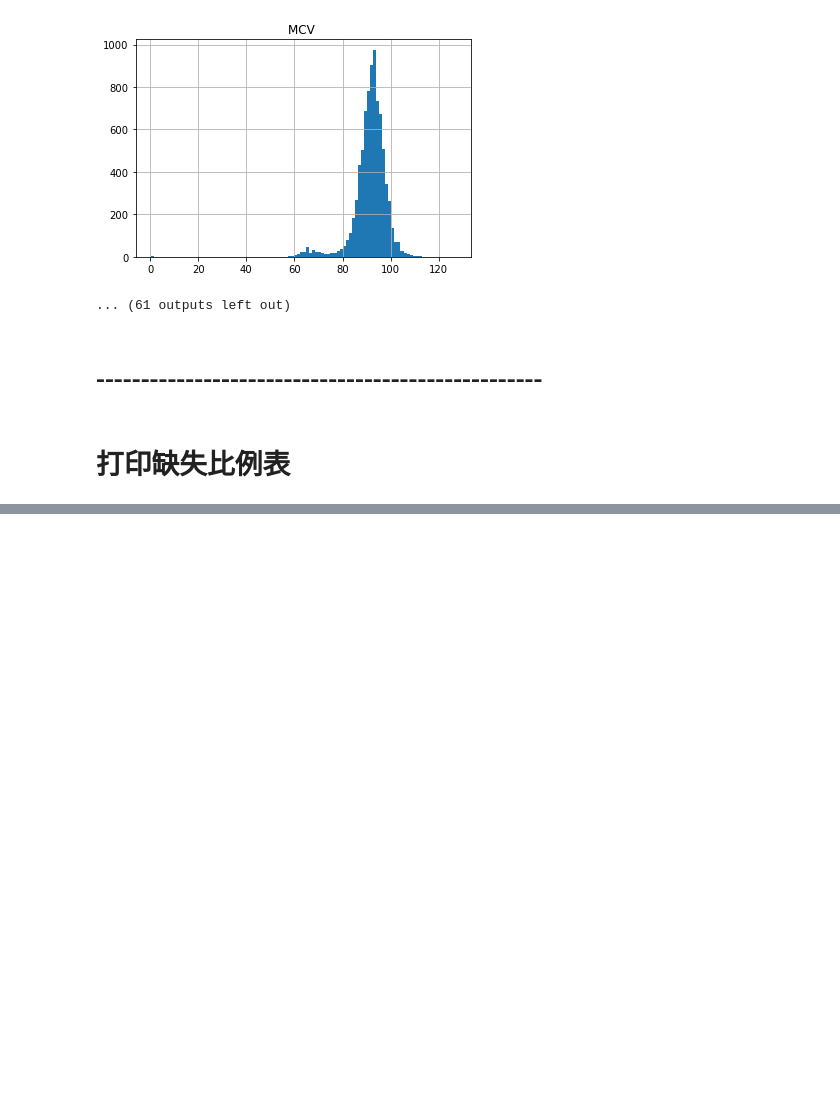
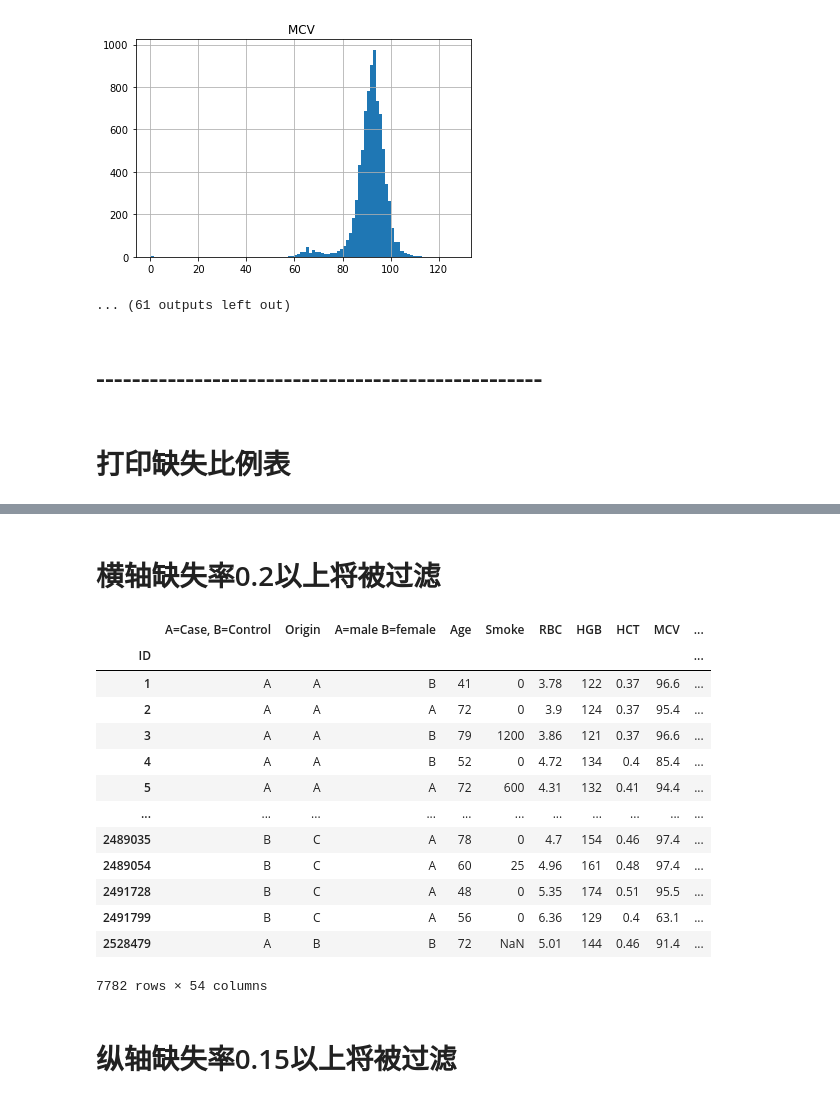
Before and after one commit to ChiXX/LungCancer, a Jupyter notebook: scripts/jupyter/Preprocessing.ipynb, the cells around one changed output, grey strips where cells are left out. Cells and saved outputs as stored; diff of their text form; code cells hidden in the pictures; blank space fills up the shorter version.

Commit message:
After removing some missing value from both row and colums aspect according different cutcoff, get the dataset v3.

```diff
--- a/scripts/jupyter/Preprocessing.ipynb
+++ b/scripts/jupyter/Preprocessing.ipynb
@@ -129,0 +132,5 @@ columns_info.to_csv('../../data/AB组缺失比例.csv')
+# %%
+feature2delete = pd.read_csv('../../data/AB组缺失step1.csv', index_col=0)
+feature2delete = feature2delete[feature2delete['Delete'] == 'Y'].index
+# %%
+cancer_data3 = cancer_data2.drop(feature2delete, axis=1)
@@ -129,0 +171,23 @@ columns_info.to_csv('../../data/AB组缺失比例.csv')
+# %% [markdown]
+# 横轴缺失率0.2以上将被过滤
+# %%
+samples_nan_rate = dict(cancer_data3.isnull().sum(axis=1)/cancer_data3.shape[1] < 0.2)
+samples_to_select = [k for k, v in samples_nan_rate.items() if str(v)=="True"]
+cancer_data4 = cancer_data3.T[samples_to_select].T
+# %%
+cancer_data4
+# %% [output]
+|  | A=Case, B=Control | Origin | A=male B=female | Age | Smoke | RBC | HGB | HCT | MCV | ... |
+| ID |  |  |  |  |  |  |  |  |  | ... |
+| 1 | A | A | B | 41 | 0 | 3.78 | 122 | 0.37 | 96.6 | ... |
+| 2 | A | A | A | 72 | 0 | 3.9 | 124 | 0.37 | 95.4 | ... |
+| 3 | A | A | B | 79 | 1200 | 3.86 | 121 | 0.37 | 96.6 | ... |
+| 4 | A | A | B | 52 | 0 | 4.72 | 134 | 0.4 | 85.4 | ... |
+| 5 | A | A | A | 72 | 600 | 4.31 | 132 | 0.41 | 94.4 | ... |
+| ... | ... | ... | ... | ... | ... | ... | ... | ... | ... | ... |
+| 2489035 | B | C | A | 78 | 0 | 4.7 | 154 | 0.46 | 97.4 | ... |
+| 2489054 | B | C | A | 60 | 25 | 4.96 | 161 | 0.48 | 97.4 | ... |
+| 2491728 | B | C | A | 48 | 0 | 5.35 | 174 | 0.51 | 95.5 | ... |
+| 2491799 | B | C | A | 56 | 0 | 6.36 | 129 | 0.4 | 63.1 | ... |
+| 2528479 | A | B | B | 72 | NaN | 5.01 | 144 | 0.46 | 91.4 | ... |
+7782 rows × 54 columns
@@ -129,0 +204,2 @@ columns_info.to_csv('../../data/AB组缺失比例.csv')
+# %% [markdown]
+# 纵轴缺失率0.15以上将被过滤
```
Also changed, not shown: parts of 12 cells of this notebook, 2 other files.
